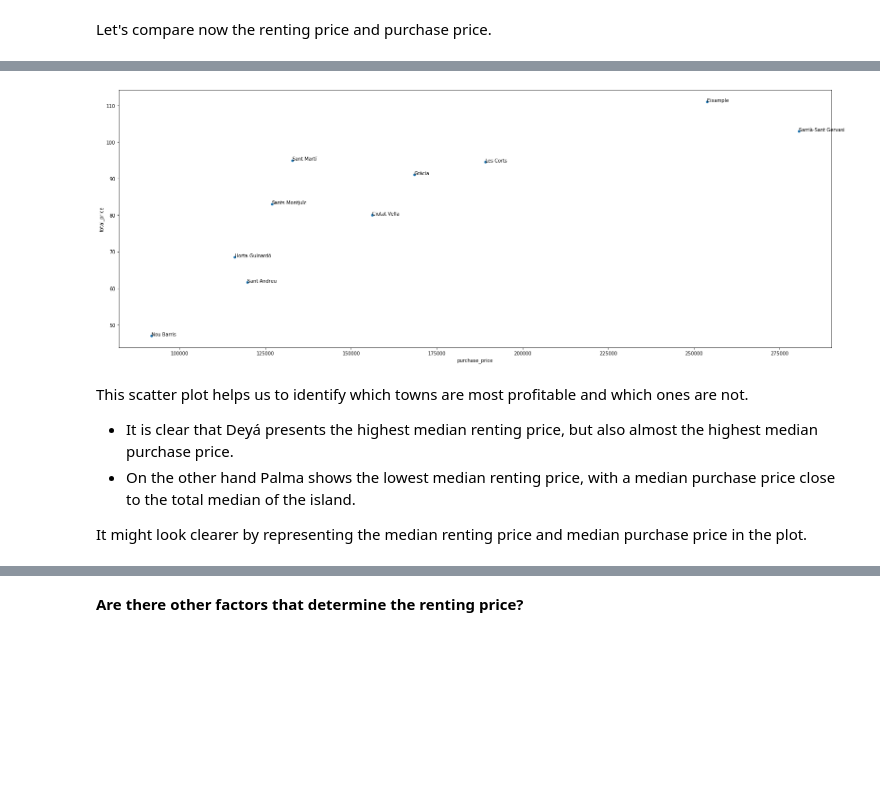
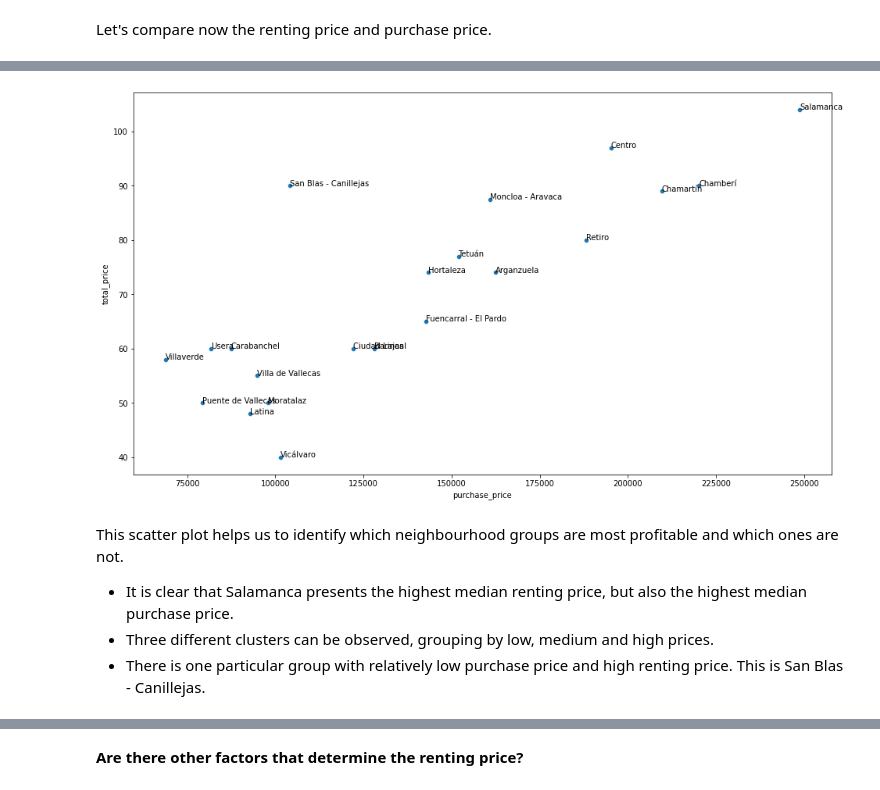
Before and after one commit to luis-cj/data-science-retail-market-madrid, a Jupyter notebook: retail_market_madrid_part_4.ipynb, the cells around one changed output, grey strips where cells are left out. Cells and saved outputs as stored; diff of their text form; code cells hidden in the pictures; blank space fills up the shorter version.

Commit message:
finished price analysis

```diff
--- a/retail_market_madrid_part_4.ipynb
+++ b/retail_market_madrid_part_4.ipynb
@@ -118,17 +115,15 @@ temp
 # %%
-plt.figure(figsize = (27,10))
+plt.figure(figsize = (16,9))
 sns.scatterplot(data = temp, x = "purchase_price", y = "total_price")
-# plt.axhline(y = 204, ls="--", lw=0.5, color="r")
-# plt.axvline(x = 187380, ls="--", lw=0.5, color="r")
+
 # Put the labels
 for i in range(0,temp.shape[0]):
     plt.text(temp.purchase_price[i], temp.total_price[i], temp.index[i])
 # %% [output]
-[figure, old version]
+[figure, new version]
 # %% [markdown]
-This scatter plot helps us to identify which towns are most profitable and which ones are not.
+This scatter plot helps us to identify which neighbourhood groups are most profitable and which ones are not.
 
-- It is clear that Deyá presents the highest median renting price, but also almost the highest median purchase price.
-- On the other hand Palma shows the lowest median renting price, with a median purchase price close to the total median of the island.
-
-It might look clearer by representing the median renting price and median purchase price in the plot.
+- It is clear that Salamanca presents the highest median renting price, but also the highest median purchase price.
+- Three different clusters can be observed, grouping by low, medium and high prices.
+- There is one particular group with relatively low purchase price and high renting price. This is San Blas - Canillejas.
```
Also changed, not shown: parts of 43 cells of this notebook.
